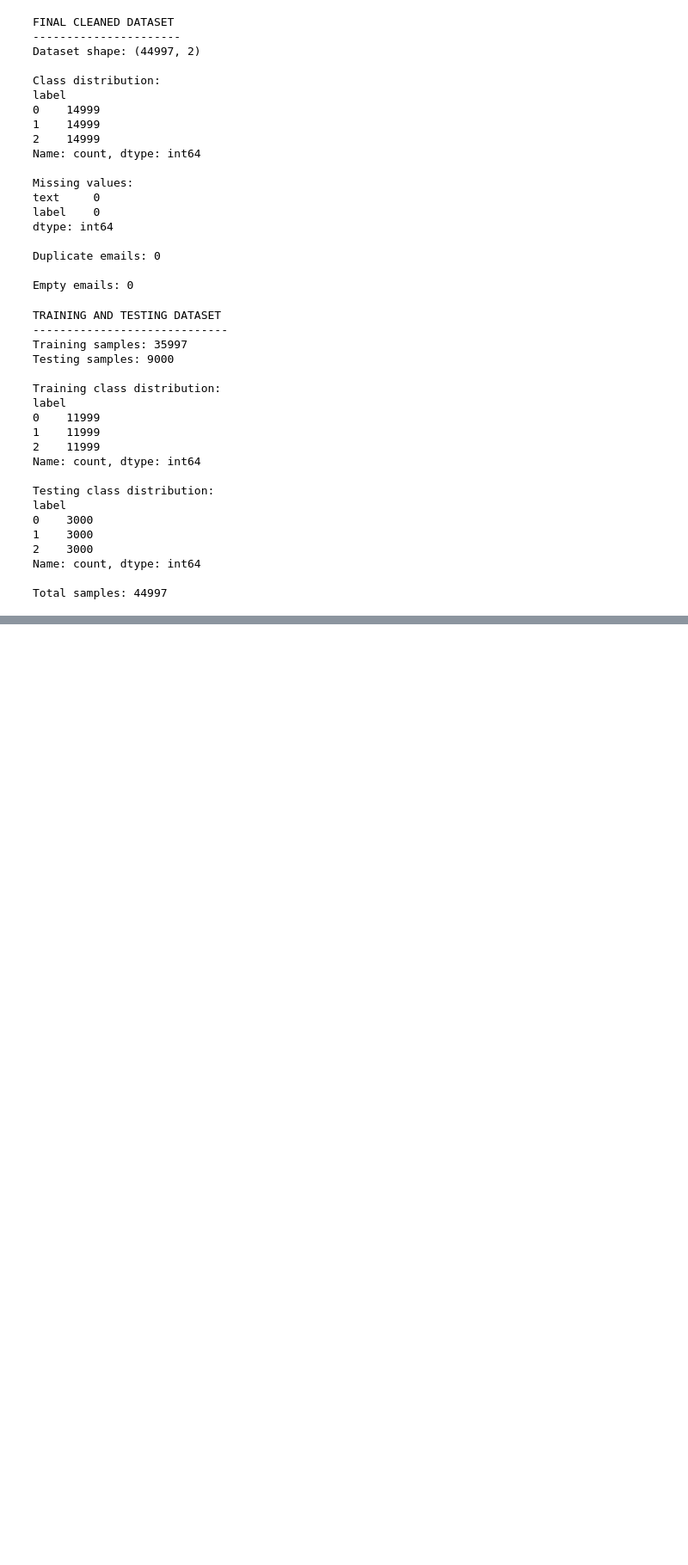
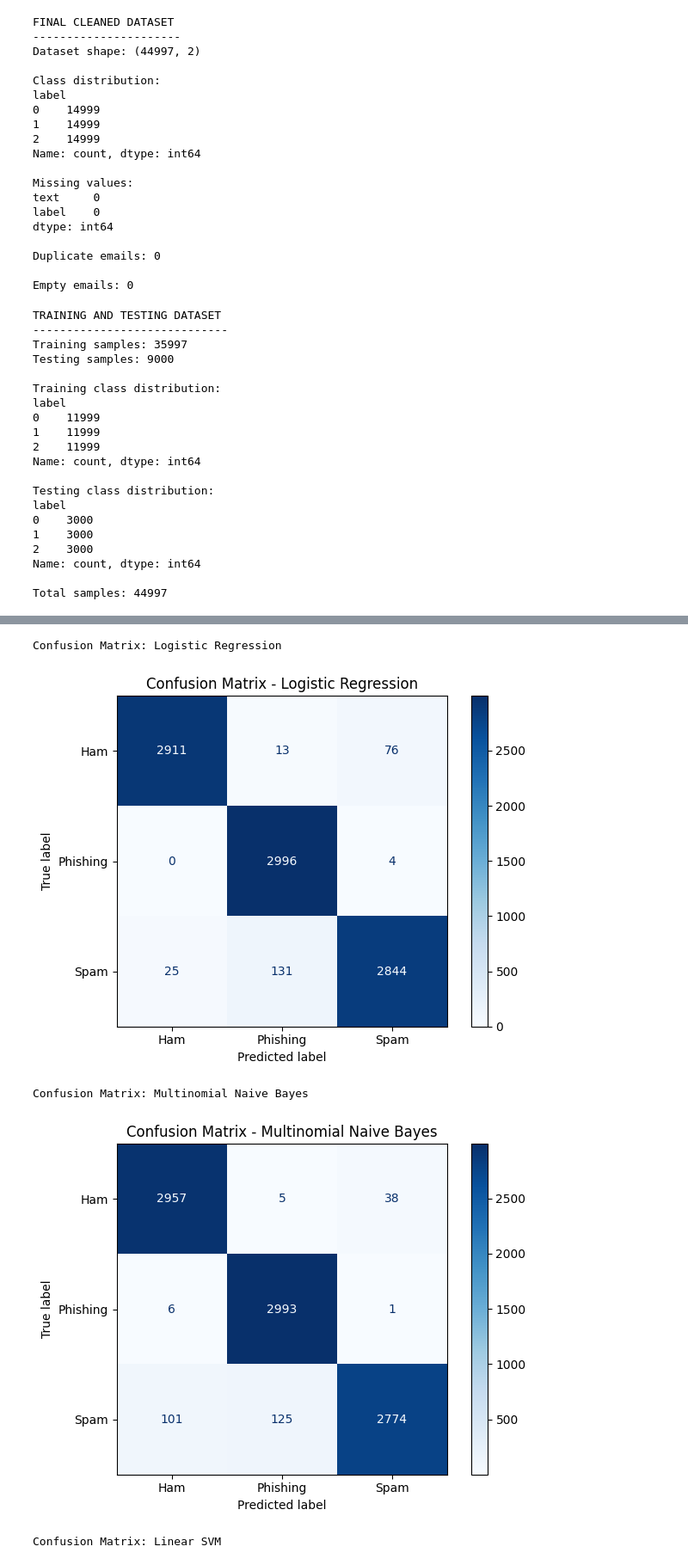
Before and after one commit to MysaniThiya/Agentra-RajarataUniversityOfSriLanka, a Jupyter notebook: email_analysis.ipynb, the cells around one changed output, grey strips where cells are left out. Shown at 86% size. Drawn from its saved outputs; the diff is of its cells as text; code cells hidden in the pictures; blank space fills up the shorter version.

```diff
--- a/email_analysis.ipynb
+++ b/email_analysis.ipynb
@@ -544,0 +773,33 @@ Total samples: 44997
+# %%
+
+# STEP 9: Confusion Matrices
+
+import matplotlib.pyplot as plt
+from sklearn.metrics import ConfusionMatrixDisplay
+
+class_names = ["Ham", "Phishing", "Spam"]
+
+for name, model in trained_models.items():
+
+    y_pred = model.predict(X_test_tfidf)
+
+    print("\nConfusion Matrix:", name)
+
+    ConfusionMatrixDisplay.from_predictions(
+        y_test,
+        y_pred,
+        labels=[0, 1, 2],
+        display_labels=class_names,
+        cmap="Blues",
+        values_format="d"
+    )
+
+    plt.title(f"Confusion Matrix - {name}")
+    plt.tight_layout()
+    plt.show()
+# %% [output]
+Confusion Matrix: Logistic Regression
+[figure, added]
+Confusion Matrix: Multinomial Naive Bayes
+[figure, added]
+Confusion Matrix: Linear SVM
```
Also changed, not shown: parts of 13 cells of this notebook.
